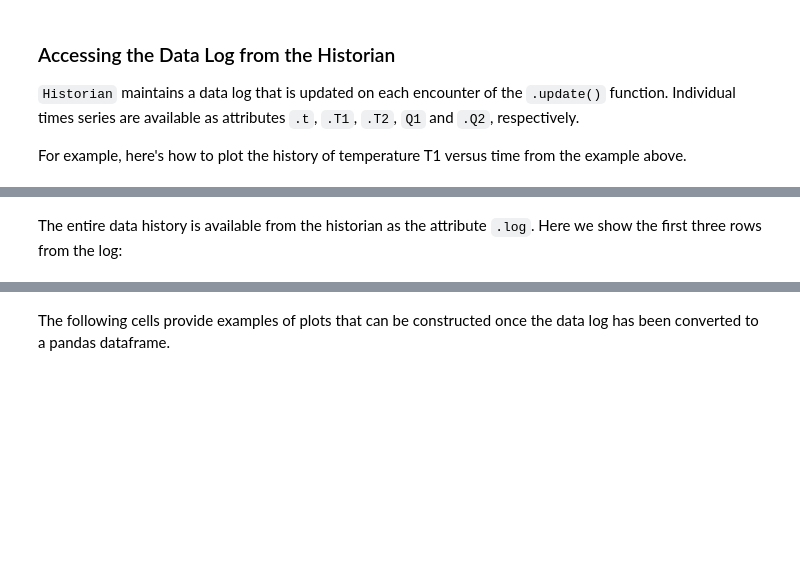
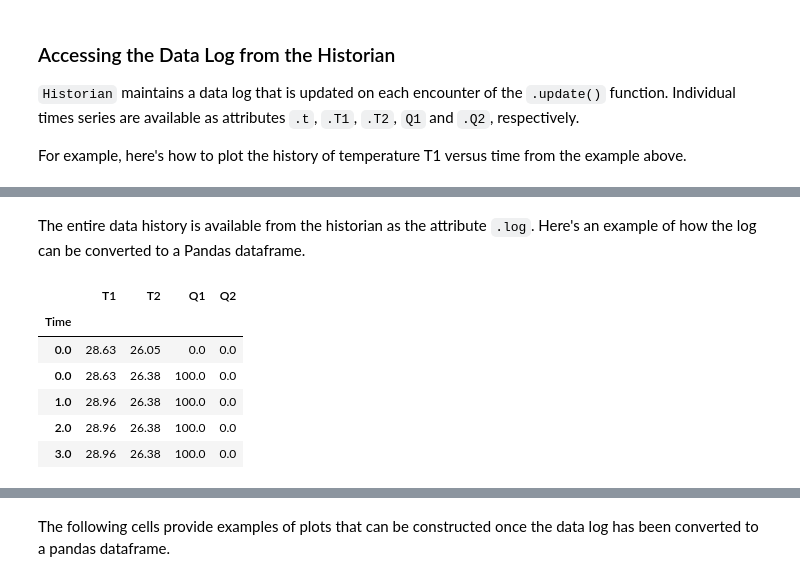
Before and after one commit to jckantor/TCLab, a Jupyter notebook: notebooks/0_TCLab_Overview.ipynb, the cells around one changed output, grey strips where cells are left out. Saved outputs shown, nothing was run; the diff lists cells and outputs as text; code cells hidden in the pictures; blank space fills up the shorter version.

Commit message:
add example notebook

```diff
--- a/notebooks/0_TCLab_Overview.ipynb
+++ b/notebooks/0_TCLab_Overview.ipynb
@@ -317,3 +307,19 @@ plt.grid()
 # %% [markdown]
-The entire data history is available from the historian as the attribute `.log`. Here we show the first three rows from the log:
+The entire data history is available from the historian as the attribute `.log`. Here's an example of how the log can be converted to a Pandas dataframe.
+# %%
+%matplotlib inline
+import matplotlib.pyplot as plt
+import pandas as pd
+
+df = pd.DataFrame(h.log, columns = ['Time','T1','T2','Q1','Q2'])
+df.set_index('Time', inplace = True)
+df.head()
+# %% [output]
+|  | T1 | T2 | Q1 | Q2 |
+| Time |  |  |  |  |
+| 0.0 | 28.63 | 26.05 | 0.0 | 0.0 |
+| 0.0 | 28.63 | 26.38 | 100.0 | 0.0 |
+| 1.0 | 28.96 | 26.38 | 100.0 | 0.0 |
+| 2.0 | 28.96 | 26.38 | 100.0 | 0.0 |
+| 3.0 | 28.96 | 26.38 | 100.0 | 0.0 |
 # %%
```
Also changed, not shown: parts of 20 cells of this notebook, 1 other file.
